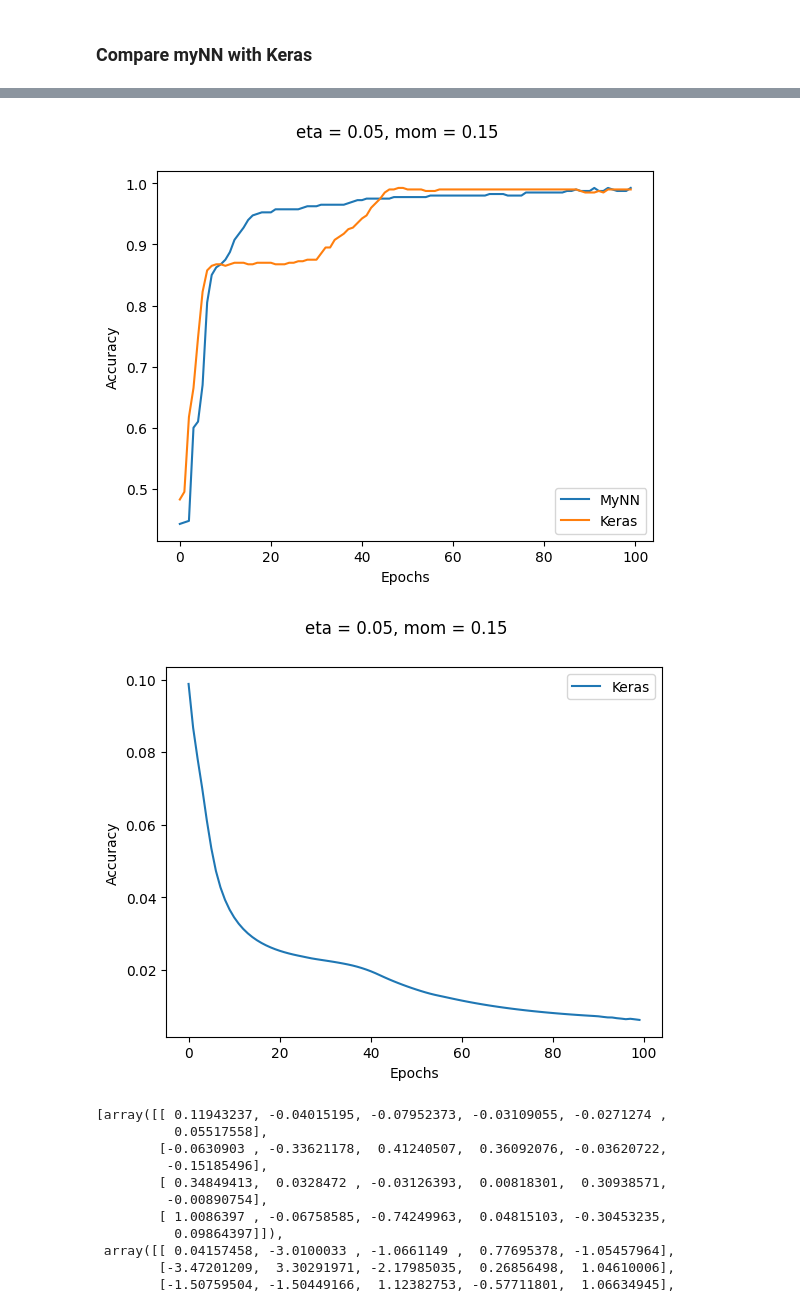
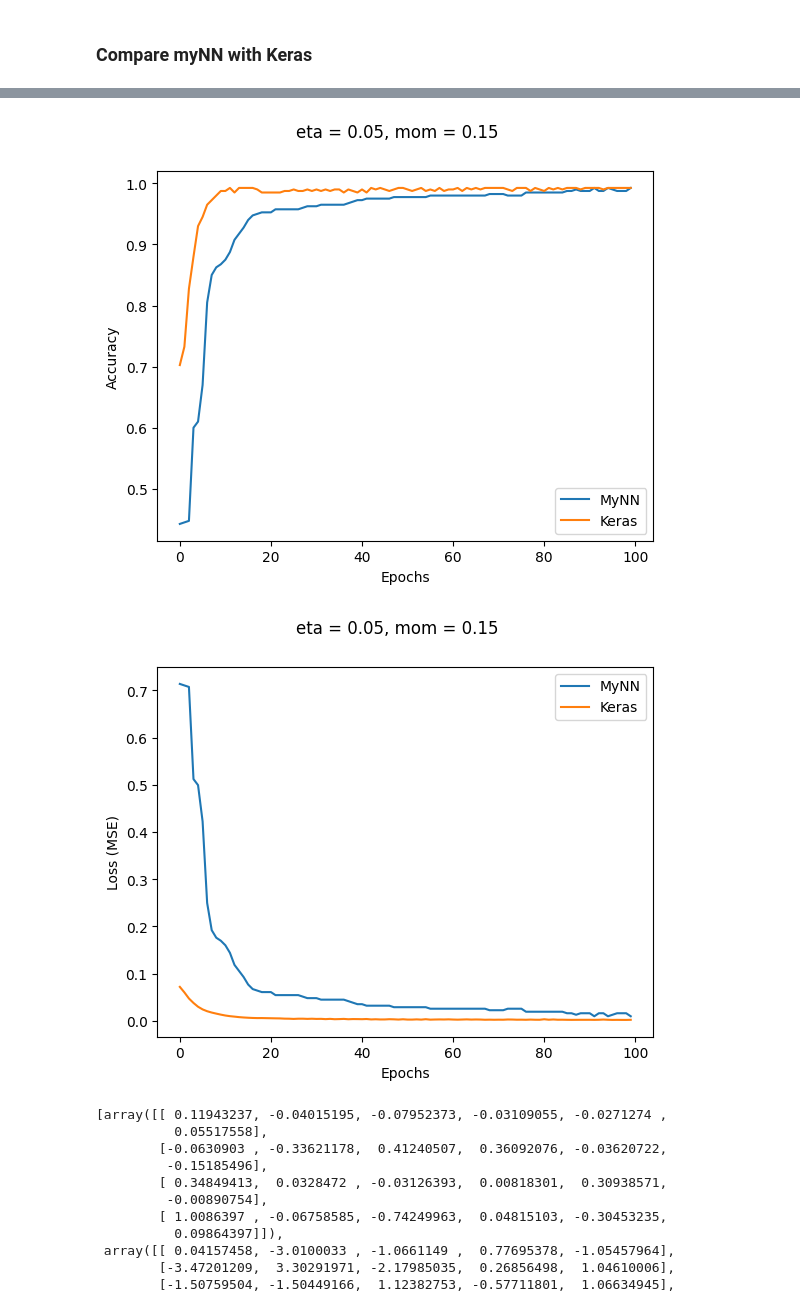
Before and after one commit to nunofachada/mlbook, a Jupyter notebook: 04_neuralnets/mynn_vs_keras.ipynb, the cells around one changed output, grey strips where cells are left out. Cells and saved outputs as stored; diff of their text form; code cells hidden in the pictures.

Commit message:
NN clean-ups and more similar to Keras now, but not yet the same

```diff
--- a/04_neuralnets/mynn_vs_keras_vs_sklmlp.ipynb
+++ b/04_neuralnets/mynn_vs_keras.ipynb
@@ -123,17 +116,17 @@ mynn = vbackpropagation(
 #########
 
 # Weight initializer
-unif_winit = tf.keras.initializers.RandomUniform(minval=-0.05, maxval=0.05, seed=123)
+unif_winit = keras.initializers.RandomUniform(minval=-0.05, maxval=0.05, seed=123)
 
 # Using Sequential() to build layers one after another
-model = tf.keras.Sequential()
+model = keras.Sequential()
 
 # Add input layer
-model.add(tf.keras.layers.Input(shape=(ndims,)))
+model.add(keras.layers.Input(shape=(ndims,)))
 
 # Add hidden layers
 for l in range(1, len(topol) - 1):
-    model.add(tf.keras.layers.Dense(
+    model.add(keras.layers.Dense(
             units=topol[l],
             activation="sigmoid",
             kernel_initializer=unif_winit,
@@ -141,17 +134,20 @@ for l in range(1, len(topol) - 1):
         ))
 
 # Add output layer
-model.add(tf.keras.layers.Dense(
+model.add(keras.layers.Dense(
             units=nclu,
             activation="sigmoid",
             kernel_initializer=unif_winit,
             bias_initializer=unif_winit,
         ))
 
+def sse_half_loss(y_true, y_pred):
+    return 0.5 * tf.reduce_sum(tf.square(y_true - y_pred), axis=1)  # per-sample
+
 model.compile(
-    loss=tf.keras.losses.MeanSquaredError(reduction=tf.keras.losses.Reduction.NONE),
-    optimizer=tf.keras.optimizers.SGD(learning_rate=eta, momentum=mom),
-    metrics=[tf.keras.metrics.CategoricalAccuracy(), tf.keras.metrics.MeanSquaredError()],
+    loss=sse_half_loss, #keras.losses.MeanSquaredError(reduction=tf.keras.losses.Reduction.NONE),
+    optimizer=keras.optimizers.SGD(learning_rate=eta, momentum=mom),
+    metrics=[keras.metrics.CategoricalAccuracy(), keras.metrics.MeanSquaredError()],
 )
 
 history = model.fit(
@@ -191,25 +178,27 @@ Epoch 100/100
 # %%
 # Plot accuracy
-plot_accuracy(
+plot_metric(
     epochs,
     {
         "MyNN": fitreg_mynn.accuracies,
         "Keras": history.history['categorical_accuracy'],
     },
+    "Accuracy",
     f"eta = {eta}, mom = {mom}",
 )
 
-plot_accuracy(
+plot_metric(
     epochs,
     {
-        #"MyNN": fitreg_mynn.accuracies,
+        "MyNN": fitreg_mynn.losses,
         "Keras": history.history['mean_squared_error'],
     },
+    "Loss (MSE)",
     f"eta = {eta}, mom = {mom}",
 )
 # %% [output]
-[figure, old version]
+[figure, new version]
-[figure, old version]
+[figure, new version]
 # %%
 mynn
 # %% [output]
```
Also changed, not shown: parts of 3 cells of this notebook, 1 other file.
